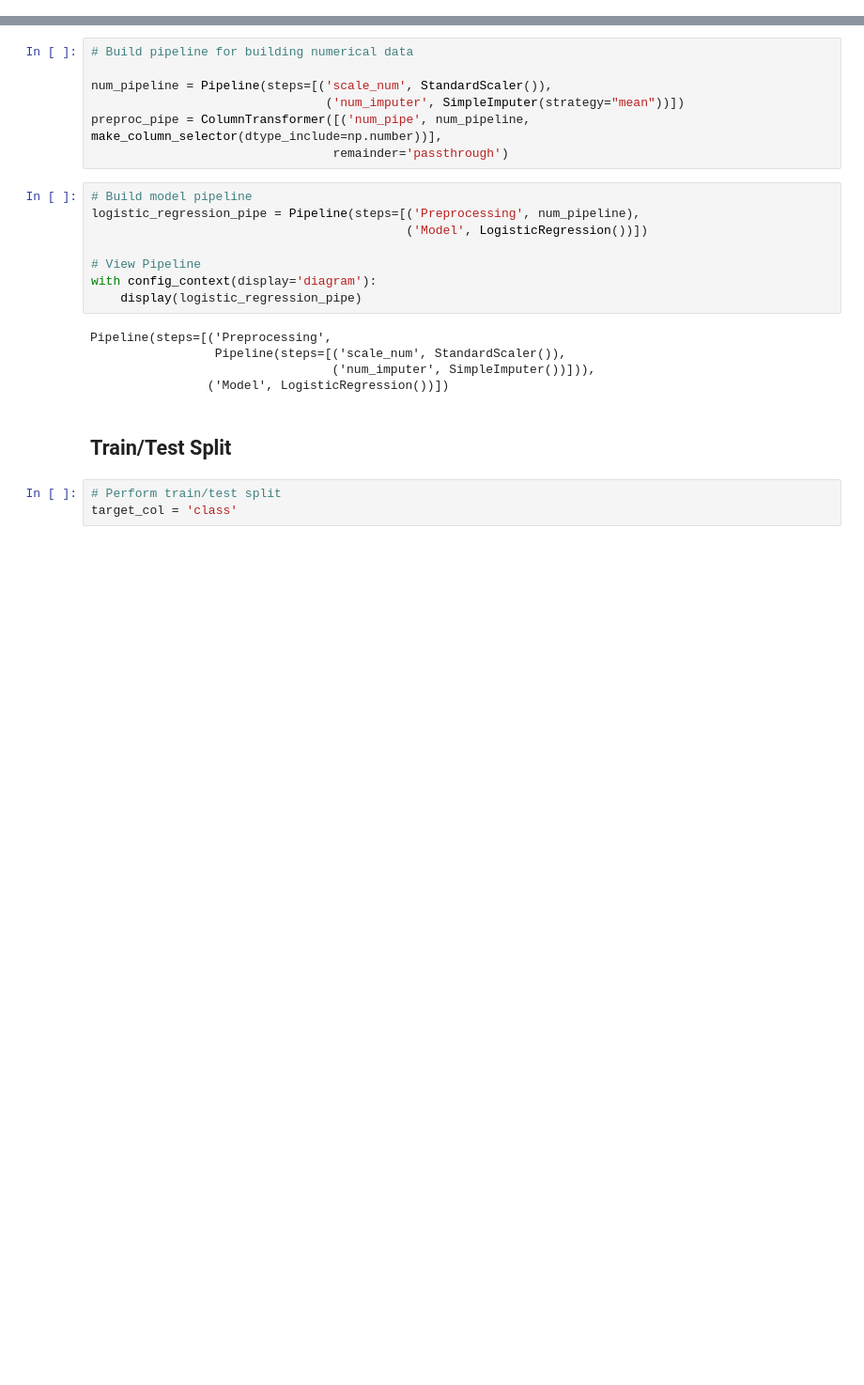
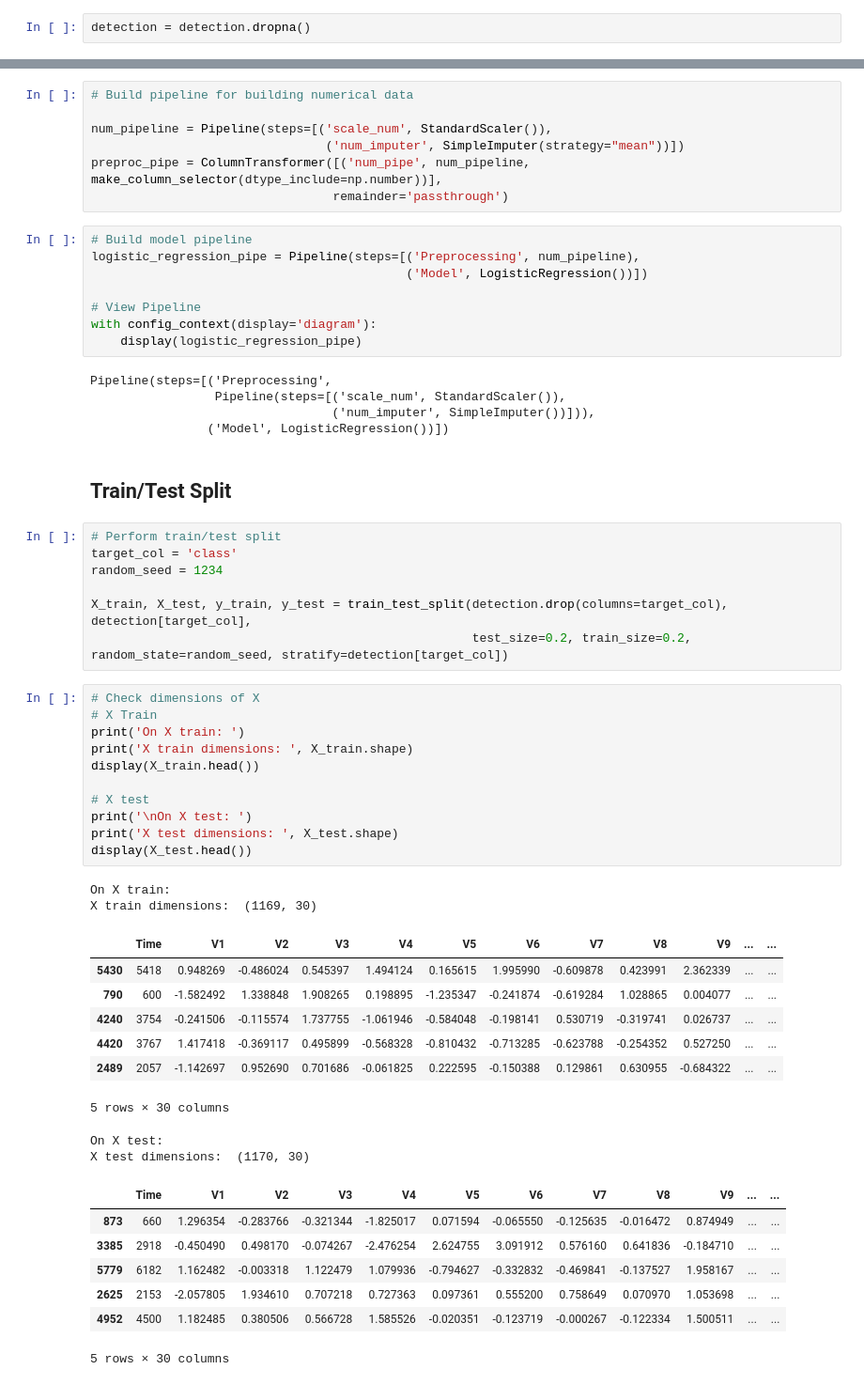
Before and after one commit to samarakoon-ryan/creditcard-fraud-detection, a Jupyter notebook: project.ipynb, the cells around one changed output, grey strips where cells are left out. Shown: that part at 94% size. Drawn from its saved outputs; the diff is of its cells as text; blank space fills up the shorter version.

Commit message:
Performed train/test split closes #6

```diff
--- a/project.ipynb
+++ b/project.ipynb
@@ -88,6 +88,8 @@ V28       1
 Amount    1
 class     1
 dtype: int64
+# %%
+detection = detection.dropna()
 # %% [markdown]
 ## Pipeline
 # %% [markdown]
@@ -114,6 +116,40 @@ Pipeline(steps=[('Preprocessing',
                 ('Model', LogisticRegression())])
 # %% [markdown]
 ## Train/Test Split
-# %%
-# Perform train/test split
-target_col = 'class'
+# %%
+# Perform train/test split
+target_col = 'class'
+random_seed = 1234
+
+X_train, X_test, y_train, y_test = train_test_split(detection.drop(columns=target_col), detection[target_col],
+                                                    test_size=0.2, train_size=0.2, random_state=random_seed, stratify=detection[target_col])
+# %%
+# Check dimensions of X
+# X Train
+print('On X train: ')
+print('X train dimensions: ', X_train.shape)
+display(X_train.head())
+
+# X test
+print('\nOn X test: ')
+print('X test dimensions: ', X_test.shape)
+display(X_test.head())
+# %% [output]
+On X train:
+X train dimensions:  (1169, 30)
+|  | Time | V1 | V2 | V3 | V4 | V5 | V6 | V7 | V8 | V9 | ... | ... |
+| 5430 | 5418 | 0.948269 | -0.486024 | 0.545397 | 1.494124 | 0.165615 | 1.995990 | -0.609878 | 0.423991 | 2.362339 | ... | ... |
+| 790 | 600 | -1.582492 | 1.338848 | 1.908265 | 0.198895 | -1.235347 | -0.241874 | -0.619284 | 1.028865 | 0.004077 | ... | ... |
+| 4240 | 3754 | -0.241506 | -0.115574 | 1.737755 | -1.061946 | -0.584048 | -0.198141 | 0.530719 | -0.319741 | 0.026737 | ... | ... |
+| 4420 | 3767 | 1.417418 | -0.369117 | 0.495899 | -0.568328 | -0.810432 | -0.713285 | -0.623788 | -0.254352 | 0.527250 | ... | ... |
+| 2489 | 2057 | -1.142697 | 0.952690 | 0.701686 | -0.061825 | 0.222595 | -0.150388 | 0.129861 | 0.630955 | -0.684322 | ... | ... |
+5 rows × 30 columns
+On X test:
+X test dimensions:  (1170, 30)
+|  | Time | V1 | V2 | V3 | V4 | V5 | V6 | V7 | V8 | V9 | ... | ... |
+| 873 | 660 | 1.296354 | -0.283766 | -0.321344 | -1.825017 | 0.071594 | -0.065550 | -0.125635 | -0.016472 | 0.874949 | ... | ... |
+| 3385 | 2918 | -0.450490 | 0.498170 | -0.074267 | -2.476254 | 2.624755 | 3.091912 | 0.576160 | 0.641836 | -0.184710 | ... | ... |
+| 5779 | 6182 | 1.162482 | -0.003318 | 1.122479 | 1.079936 | -0.794627 | -0.332832 | -0.469841 | -0.137527 | 1.958167 | ... | ... |
+| 2625 | 2153 | -2.057805 | 1.934610 | 0.707218 | 0.727363 | 0.097361 | 0.555200 | 0.758649 | 0.070970 | 1.053698 | ... | ... |
+| 4952 | 4500 | 1.182485 | 0.380506 | 0.566728 | 1.585526 | -0.020351 | -0.123719 | -0.000267 | -0.122334 | 1.500511 | ... | ... |
+5 rows × 30 columns
```
Also changed, not shown: parts of 2 cells of this notebook.
